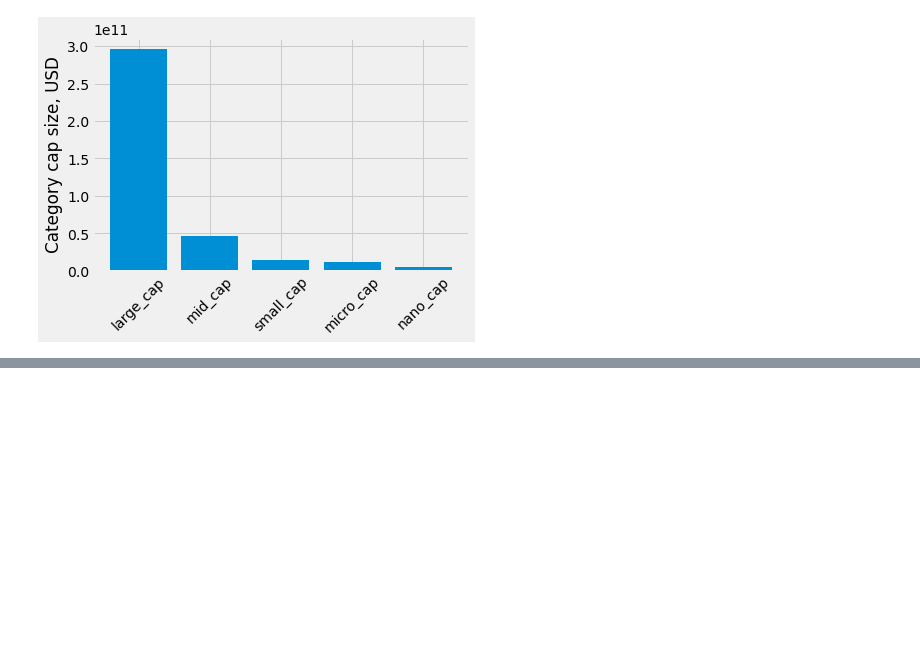
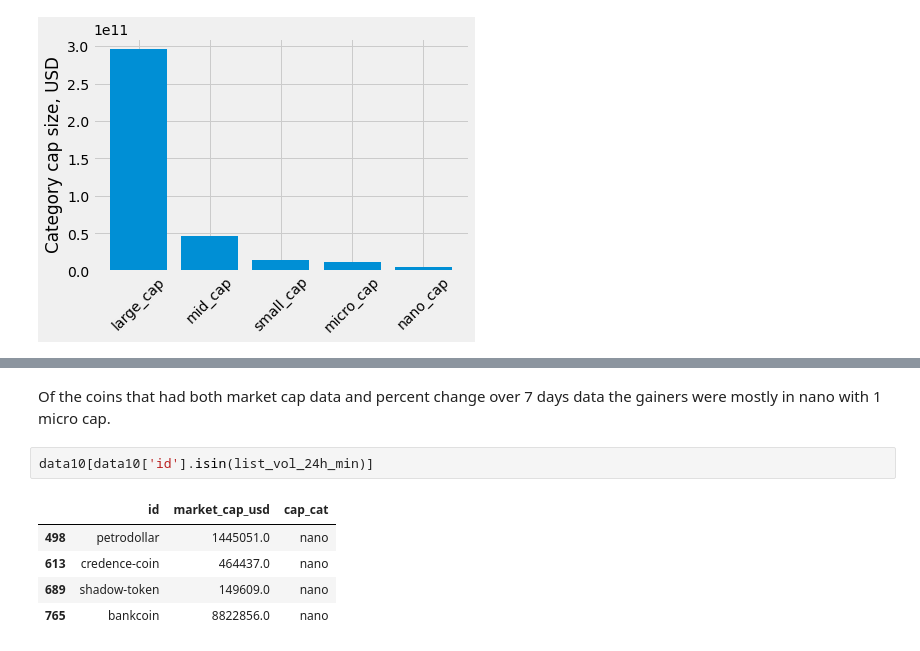
Before and after one commit to SebastienFauque/Seb-data-journey, a Jupyter notebook: Exploring the Bitcoin Cryptocurrency Market/Bitcoin.ipynb, the cells around one changed output, grey strips where cells are left out. Drawn from its saved outputs; the diff is of its cells as text; blank space fills up the shorter version.

```diff
--- a/Exploring the Bitcoin Cryptocurrency Market/Bitcoin.ipynb
+++ b/Exploring the Bitcoin Cryptocurrency Market/Bitcoin.ipynb
@@ -354,0 +435,10 @@ nano_cap : 5247098396.0
+# %% [markdown]
+Of the coins that had both market cap data and percent change over 7 days data the gainers were mostly in nano with 1 micro cap.
+# %%
+data10[data10['id'].isin(list_vol_24h_min)]
+# %% [output]
+|  | id | market_cap_usd | cap_cat |
+| 498 | petrodollar | 1445051.0 | nano |
+| 613 | credence-coin | 464437.0 | nano |
+| 689 | shadow-token | 149609.0 | nano |
+| 765 | bankcoin | 8822856.0 | nano |
```
Also changed, not shown: parts of 27 cells of this notebook.
